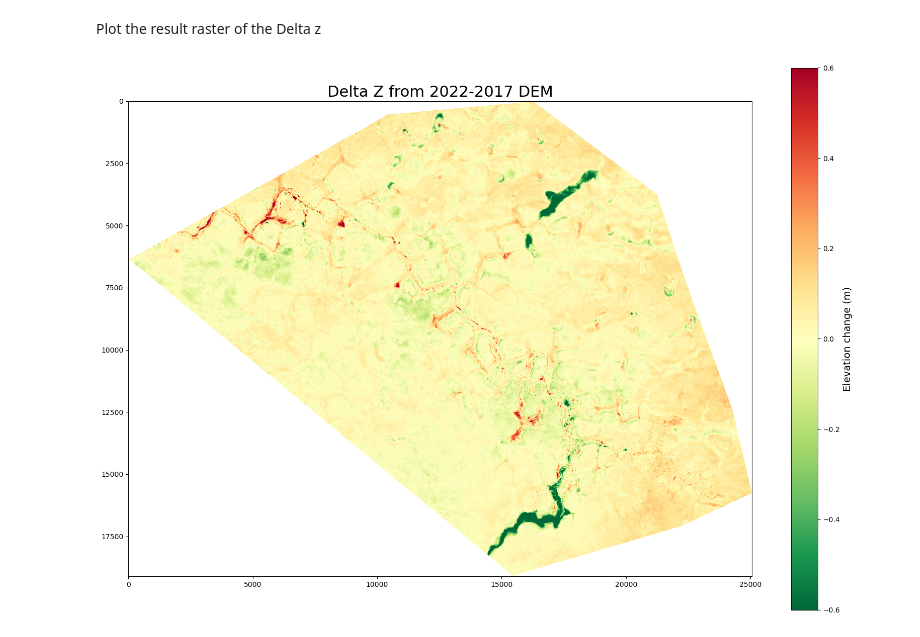
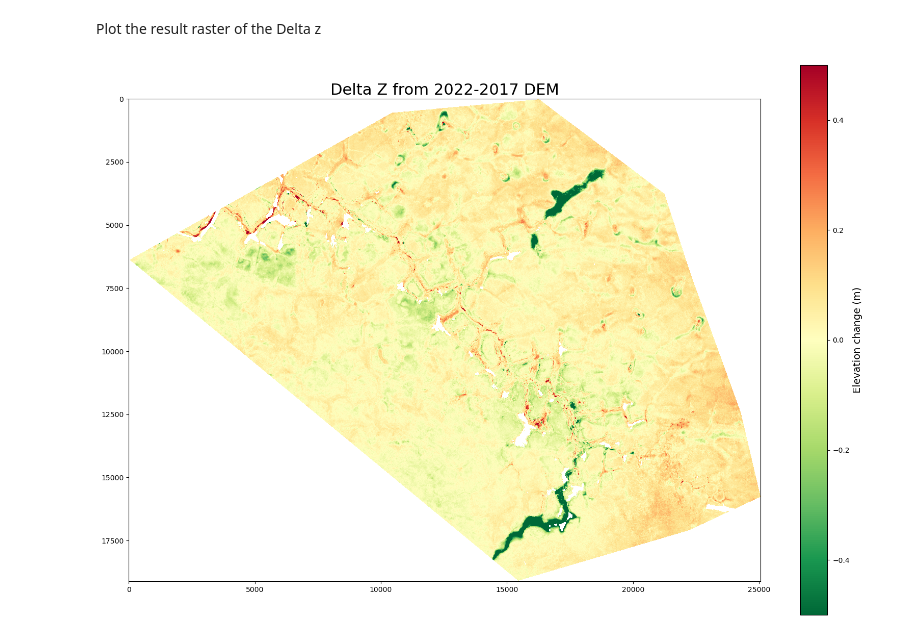
Before and after one commit to tofunori/Stage-Bylot, a Jupyter notebook: ravin_dem_difference.ipynb, the cells around one changed output. Drawn from its saved outputs; the diff is of its cells as text; code cells hidden in the pictures.

```diff
--- a/ravin_dem_difference.ipynb
+++ b/ravin_dem_difference.ipynb
@@ -173,29 +228,29 @@ Plot the result raster of the Delta z
 # %%
 import rasterio
 import numpy as np
 import matplotlib.pyplot as plt
 
 #Load the subtracted DEM
-subtracted_dem_path = r"D:\Bylot\ravin_difference4.tif"
+subtracted_dem_path = r"D:\Bylot\inverted_masked_dem7.tif"
 
 with rasterio.open(subtracted_dem_path) as dem:
     dem_data = dem.read(1)  # Read the first band
     nodata = dem.nodata  # Get the NoData value
 
 # Mask the NoData values
 dem_data_masked = np.ma.masked_where(dem_data == nodata, dem_data)
 
 # Plotting
 plt.figure(figsize=(20, 14))
-plt.imshow(dem_data_masked, cmap="RdYlGn_r", vmin=-0.6, vmax=0.6)  # Using original "coolwarm" colormap
+plt.imshow(dem_data_masked, cmap="RdYlGn_r", vmin=-0.5, vmax=0.5)  # Using original "coolwarm" colormap
 cbar = plt.colorbar(label="Delta z (m)")
 cbar.ax.tick_params(labelsize=10)
 cbar.set_label("Elevation change (m)", size=14)# Change font size of color bar ticks
 plt.title("Delta Z from 2022-2017 DEM", fontsize=22)  # Change title font size
 #plt.xlabel(fontsize=12)
 #plt.ylabel(fontsize=12)
 plt.xticks(fontsize=10)
 plt.yticks(fontsize=10)
 plt.savefig(r"D:\Bylot\ravin_dem_difference.jpeg", dpi=300)
 # %% [output]
-[figure, old version]
+[figure, new version]
```
Also changed, not shown: parts of 5 cells of this notebook.
